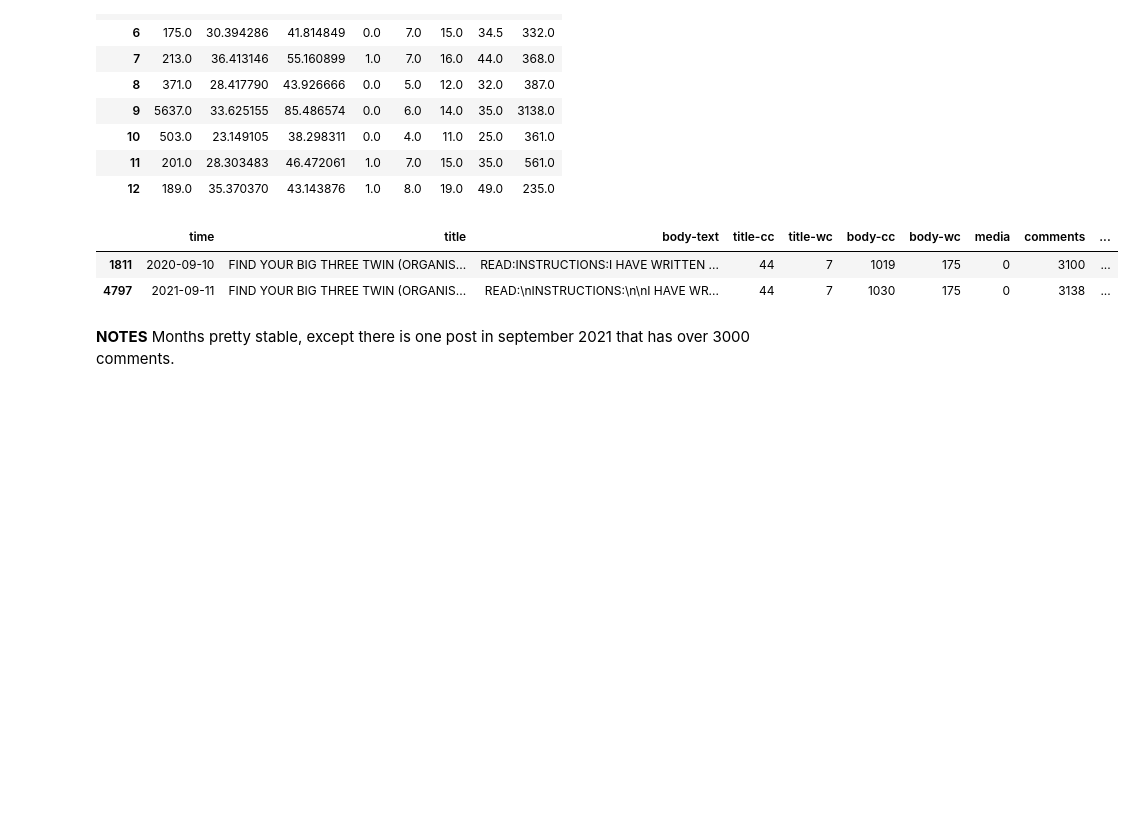
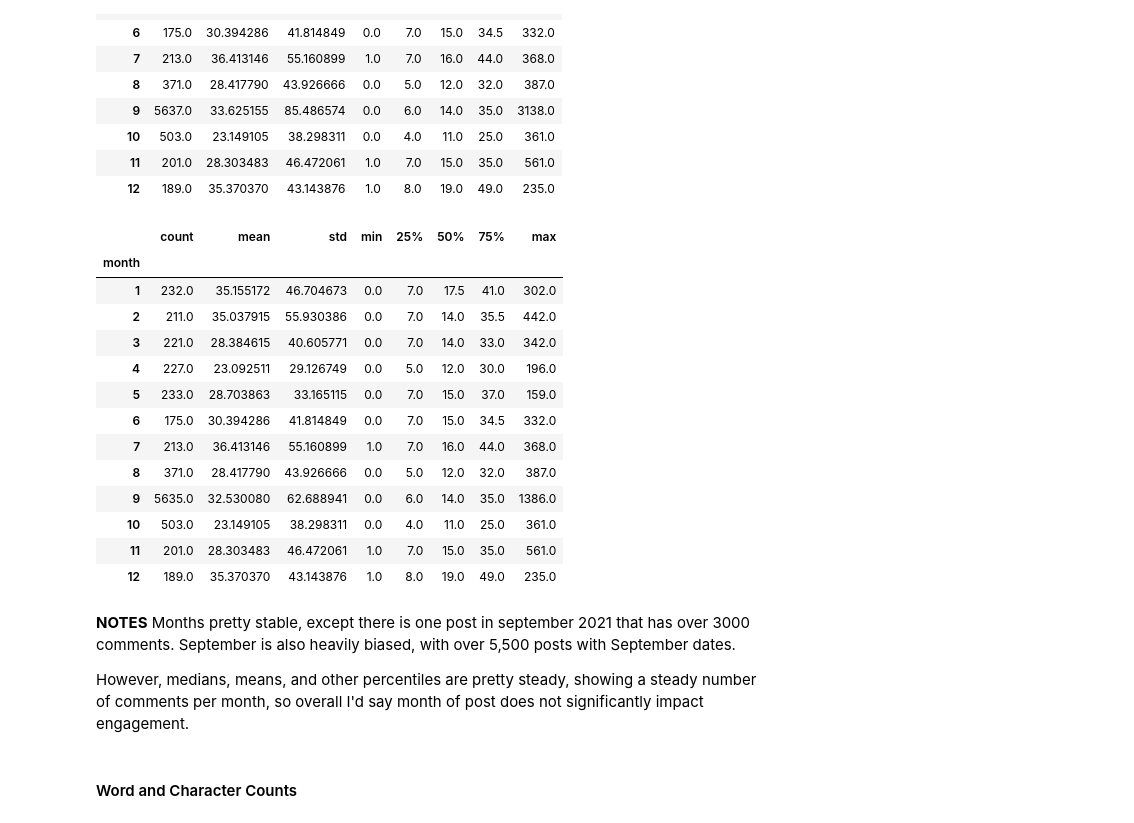
Before and after one commit to ffomezolam/GA-DSI-Project-3, a Jupyter notebook: code/02-model.ipynb, the cells around one changed output. Drawn from its saved outputs; the diff is of its cells as text; code cells hidden in the pictures; blank space fills up the shorter version.

```diff
--- a/code/02-model.ipynb
+++ b/code/02-model.ipynb
@@ -116,4 +114,6 @@ Might want to check by month or day of week
 df['day'] = df['time'].apply(ipyutils.get_day_of_week)
 # %%
 df['month'] = df['time'].apply(lambda x: x.month)
+# %%
+df['year'] = df['time'].apply(lambda x: x.year)
 # %%
@@ -955,10 +1053,25 @@ df.groupby('month')['comments'].describe()
 | 11 | 201.0 | 28.303483 | 46.472061 | 1.0 | 7.0 | 15.0 | 35.0 | 561.0 |
 | 12 | 189.0 | 35.370370 | 43.143876 | 1.0 | 8.0 | 19.0 | 49.0 | 235.0 |
 # %%
-df[df['comments'] > 3000]
+df[df['comments'] < 3000].groupby('month')['comments'].describe()
 # %% [output]
-|  | time | title | body-text | title-cc | title-wc | body-cc | body-wc | media | comments | ... |
-| 1811 | 2020-09-10 | FIND YOUR BIG THREE TWIN (ORGANIS... | READ:INSTRUCTIONS:I HAVE WRITTEN ... | 44 | 7 | 1019 | 175 | 0 | 3100 | ... |
-| 4797 | 2021-09-11 | FIND YOUR BIG THREE TWIN (ORGANIS... | READ:\nINSTRUCTIONS:\n\nI HAVE WR... | 44 | 7 | 1030 | 175 | 0 | 3138 | ... |
+|  | count | mean | std | min | 25% | 50% | 75% | max |
+| month |  |  |  |  |  |  |  |  |
+| 1 | 232.0 | 35.155172 | 46.704673 | 0.0 | 7.0 | 17.5 | 41.0 | 302.0 |
+| 2 | 211.0 | 35.037915 | 55.930386 | 0.0 | 7.0 | 14.0 | 35.5 | 442.0 |
+| 3 | 221.0 | 28.384615 | 40.605771 | 0.0 | 7.0 | 14.0 | 33.0 | 342.0 |
+| 4 | 227.0 | 23.092511 | 29.126749 | 0.0 | 5.0 | 12.0 | 30.0 | 196.0 |
+| 5 | 233.0 | 28.703863 | 33.165115 | 0.0 | 7.0 | 15.0 | 37.0 | 159.0 |
+| 6 | 175.0 | 30.394286 | 41.814849 | 0.0 | 7.0 | 15.0 | 34.5 | 332.0 |
+| 7 | 213.0 | 36.413146 | 55.160899 | 1.0 | 7.0 | 16.0 | 44.0 | 368.0 |
+| 8 | 371.0 | 28.417790 | 43.926666 | 0.0 | 5.0 | 12.0 | 32.0 | 387.0 |
+| 9 | 5635.0 | 32.530080 | 62.688941 | 0.0 | 6.0 | 14.0 | 35.0 | 1386.0 |
+| 10 | 503.0 | 23.149105 | 38.298311 | 0.0 | 4.0 | 11.0 | 25.0 | 361.0 |
+| 11 | 201.0 | 28.303483 | 46.472061 | 1.0 | 7.0 | 15.0 | 35.0 | 561.0 |
+| 12 | 189.0 | 35.370370 | 43.143876 | 1.0 | 8.0 | 19.0 | 49.0 | 235.0 |
 # %% [markdown]
-**NOTES** Months pretty stable, except there is one post in september 2021 that has over 3000 comments.
+**NOTES** Months pretty stable, except there is one post in september 2021 that has over 3000 comments. September is also heavily biased, with over 5,500 posts with September dates.
+
+However, medians, means, and other percentiles are pretty steady, showing a steady number of comments per month, so overall I'd say month of post does not significantly impact engagement.
+# %% [markdown]
+#### Word and Character Counts
```
Also changed, not shown: parts of 61 cells of this notebook, 3 other files.
